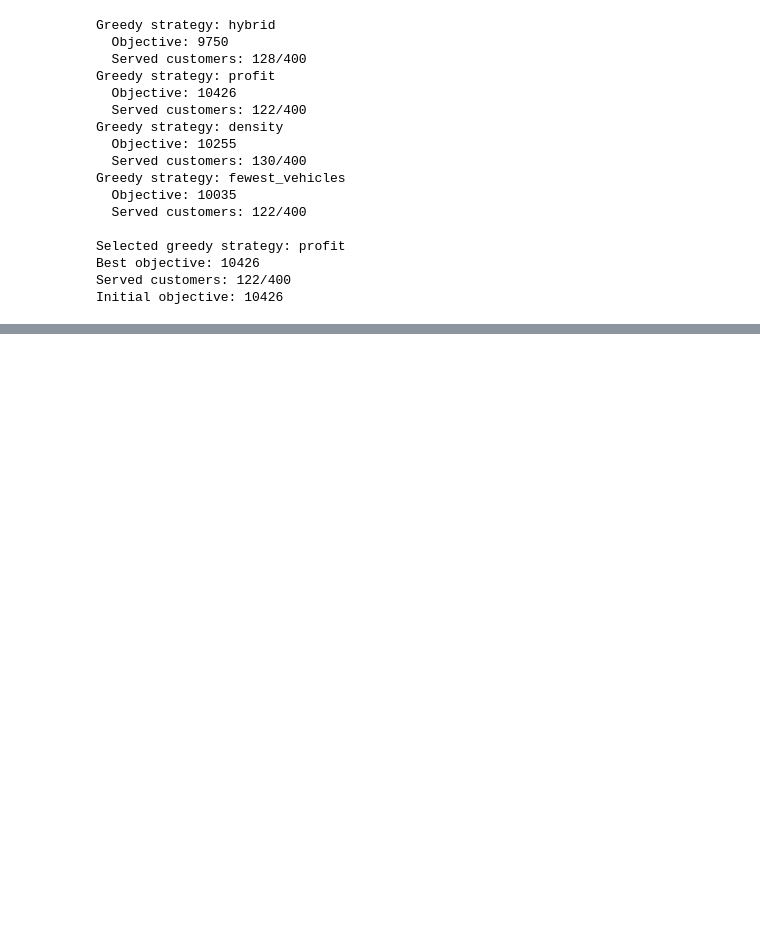
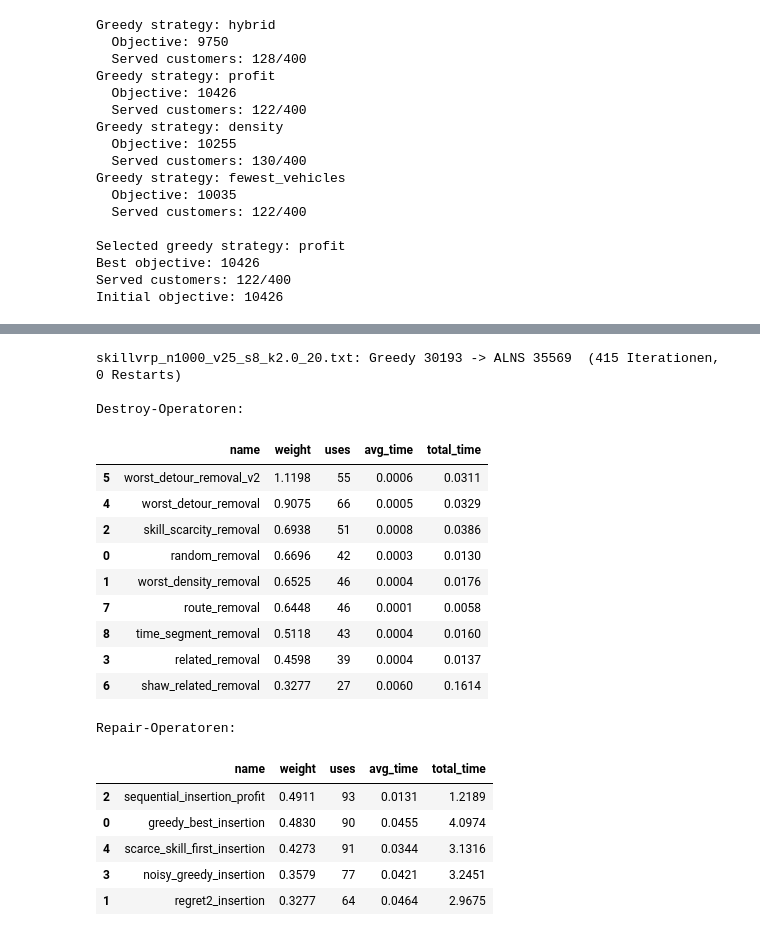
Before and after one commit to JonnyTtest/MH_ALNS_SVRP, a Jupyter notebook: test_run.ipynb, the cells around one changed output, grey strips where cells are left out. Saved outputs shown, nothing was run; the diff lists cells and outputs as text; code cells hidden in the pictures; blank space fills up the shorter version.

```diff
--- a/test_run.ipynb
+++ b/test_run.ipynb
@@ -175,0 +441,67 @@ Checker return code: 0
+# %%
+# --- Operator-Nutzung und -Gewichte --------------------------------------
+# Ein einzelner, laengerer Lauf auf einer Instanz; danach zeigen wir, welche
+# Operatoren die adaptiven Gewichte auf sich gezogen haben (= was tatsaechlich
+# beitraegt). Eigene Variablennamen (op_*), damit die Zellen oben nicht
+# ueberschrieben werden.
+import pandas as pd
+
+OP_STATS_INSTANCE = instances[-1]    # groesste Instanz; nach Belieben aendern
+OP_STATS_RUNTIME = 15.0
+
+op_inst = read_instance(str(OP_STATS_INSTANCE))
+op_start = greedy_initial_solution(op_inst, verbose=False)
+op_destroy, op_repair = make_operators(op_inst)
+
+served0 = op_inst.num_customers - len(op_start.unserved)
+avg_profit = op_start.objective / served0 if served0 else 1.0
+
+op_result = run_alns(
+    runtime=OP_STATS_RUNTIME,
+    inst=op_inst,
+    start_solution=op_start,
+    sa=SAParams(initial_temperature=max(1.0, 0.8 * avg_profit),
+                min_temperature=0.01, cooling_rate=0.9997, reheat_factor=0.5),
+    params=ALNSParams(random_seed=42, segment_length=100, no_accept_limit=3000,
+                      reaction_factor=0.2, min_operator_weight=0.1,
+                      score_global_best=10.0, score_better_current=5.0,
+                      score_accepted=2.0, score_rejected=0.0,
+                      time_cost_alpha=1.0, time_scale_seconds=0.01,
+                      verbose=False),
+    penalties=PenaltyParams(10.0, 10.0, 10_000.0),
+    destroy_operators=op_destroy,
+    repair_operators=op_repair,
+)
+
+print(f"{OP_STATS_INSTANCE.name}: Greedy {op_start.objective} -> "
+      f"ALNS {op_result.best_evaluation.profit}  "
+      f"({op_result.iterations} Iterationen, {op_result.restarts} Restarts)\n")
+
+destroy_df = pd.DataFrame(op_result.destroy_summary).sort_values("weight", ascending=False)
+repair_df = pd.DataFrame(op_result.repair_summary).sort_values("weight", ascending=False)
+
+print("Destroy-Operatoren:")
+display(destroy_df.round(4))
+print("Repair-Operatoren:")
+display(repair_df.round(4))
+# %% [output]
+skillvrp_n1000_v25_s8_k2.0_20.txt: Greedy 30193 -> ALNS 35569  (415 Iterationen, 0 Restarts)
+
+Destroy-Operatoren:
+|  | name | weight | uses | avg_time | total_time |
+| 5 | worst_detour_removal_v2 | 1.1198 | 55 | 0.0006 | 0.0311 |
+| 4 | worst_detour_removal | 0.9075 | 66 | 0.0005 | 0.0329 |
+| 2 | skill_scarcity_removal | 0.6938 | 51 | 0.0008 | 0.0386 |
+| 0 | random_removal | 0.6696 | 42 | 0.0003 | 0.0130 |
+| 1 | worst_density_removal | 0.6525 | 46 | 0.0004 | 0.0176 |
+| 7 | route_removal | 0.6448 | 46 | 0.0001 | 0.0058 |
+| 8 | time_segment_removal | 0.5118 | 43 | 0.0004 | 0.0160 |
+| 3 | related_removal | 0.4598 | 39 | 0.0004 | 0.0137 |
+| 6 | shaw_related_removal | 0.3277 | 27 | 0.0060 | 0.1614 |
+Repair-Operatoren:
+|  | name | weight | uses | avg_time | total_time |
+| 2 | sequential_insertion_profit | 0.4911 | 93 | 0.0131 | 1.2189 |
+| 0 | greedy_best_insertion | 0.4830 | 90 | 0.0455 | 4.0974 |
+| 4 | scarce_skill_first_insertion | 0.4273 | 91 | 0.0344 | 3.1316 |
+| 3 | noisy_greedy_insertion | 0.3579 | 77 | 0.0421 | 3.2451 |
+| 1 | regret2_insertion | 0.3277 | 64 | 0.0464 | 2.9675 |
```
Also changed, not shown: parts of 7 cells of this notebook.
